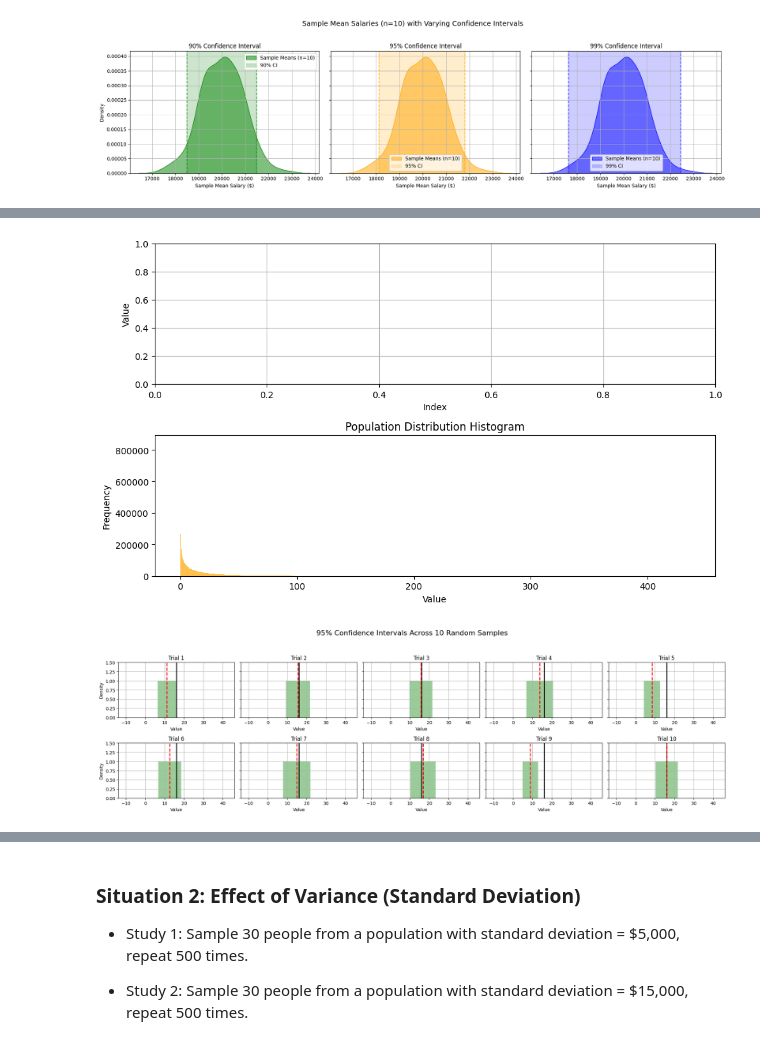
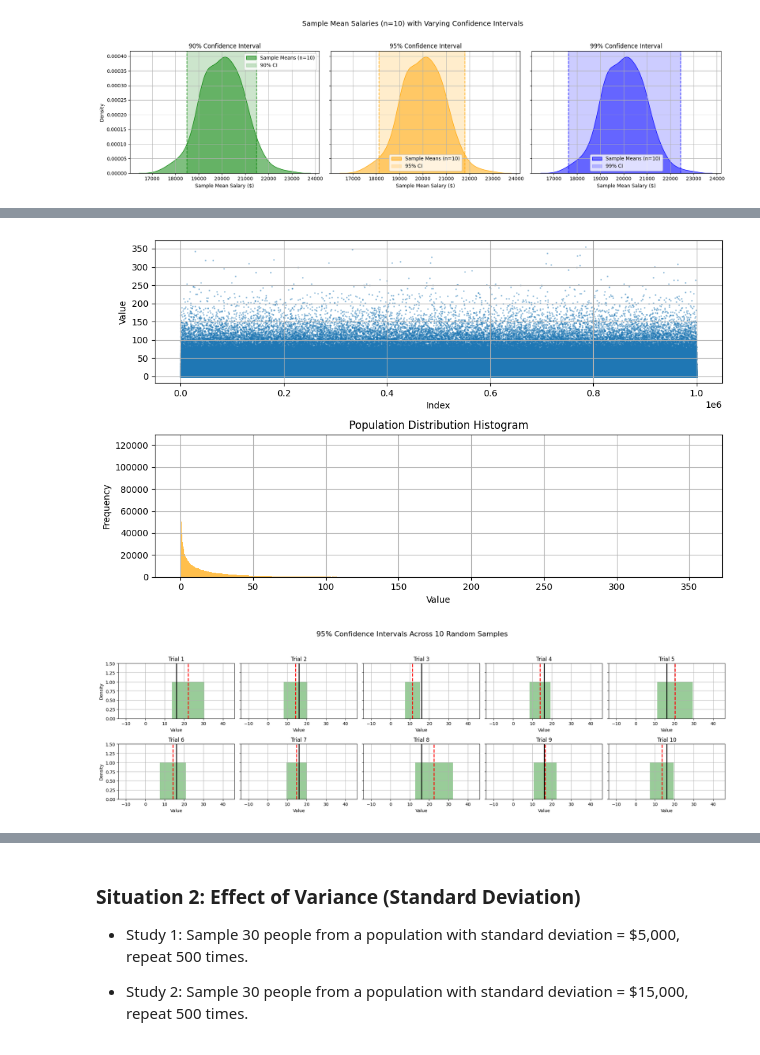
Before and after one commit to Jo-Banana-123/Confidence-Interval, a Jupyter notebook: parametric-confidence-interval.ipynb, the cells around one changed output, grey strips where cells are left out. Cells and saved outputs as stored; diff of their text form; code cells hidden in the pictures.

```diff
--- a/parametric-confidence-interval.ipynb
+++ b/parametric-confidence-interval.ipynb
@@ -168,5 +189,5 @@ We then ran 10 independent sampling experiments. In each experiment, we randomly
 # %%
-popN = int(1e7)
+popN = int(1e6)
 
 population = (4*np.random.randn(popN))**2
 
@@ -174,6 +195,7 @@ popMean = np.mean(population)
 
 fig, ax = plt.subplots(2, 1, figsize=(10, 6))
 
+ax[0].scatter(range(len(population)), population, s=1, alpha=0.3)
 ax[0].set_xlabel('Index')
 ax[0].set_ylabel('Value')
 ax[0].grid(True)
@@ -182,7 +204,7 @@ ax[1].hist(population, bins='fd', color='orange', alpha=0.7)
 ax[1].set_title('Population Distribution Histogram')
 ax[1].set_xlabel('Value')
 ax[1].set_ylabel('Frequency')
-# ax[1].grid(True)
+ax[1].grid(True)
 plt.tight_layout()
 plt.show()
 
@@ -208,35 +230,35 @@ for i, ax in enumerate(axes):
     samplemean = np.mean(sample)
     samplestd = np.std(sample, ddof=1)
 
     # Compute 95% confidence interval
     t_crit = stats.t.ppf([alpha / 2, 1 - alpha / 2], df=samplesize - 1)
     confint = samplemean + t_crit * (samplestd / np.sqrt(samplesize))
 
     # Create shaded confidence interval
     y = np.array([[confint[0], 0], [confint[1], 0], [confint[1], 1], [confint[0], 1]])
     p = Polygon(y, facecolor='green', alpha=0.4)
     ax.add_patch(p)
 
     # Add mean lines
     ax.plot([popMean, popMean], [0, 1.5], 'k-', linewidth=2)              # Population mean
     ax.plot([samplemean, samplemean], [0, 1.5], 'r--', linewidth=2)       # Sample mean
 
     # Axis settings
     ax.set_xlim(popMean - 30, popMean + 30)
     ax.set_ylim(0, 1.5)
     ax.set_title(f"Trial {i+1}")
     ax.set_xlabel("Value")
     if i % 5 == 0:
         ax.set_ylabel("Density")
     ax.grid(True)
 
 # Add overall title
 fig.suptitle("95% Confidence Intervals Across 10 Random Samples", fontsize=16)
 plt.tight_layout(rect=[0, 0, 1, 0.93])
 plt.show()
 # %% [output]
-[figure, old version]
+[figure, new version]
-[figure, old version]
+[figure, new version]
 # %% [markdown]
 We have the following observation:
 
```
Also changed, not shown: parts of 9 cells of this notebook.
